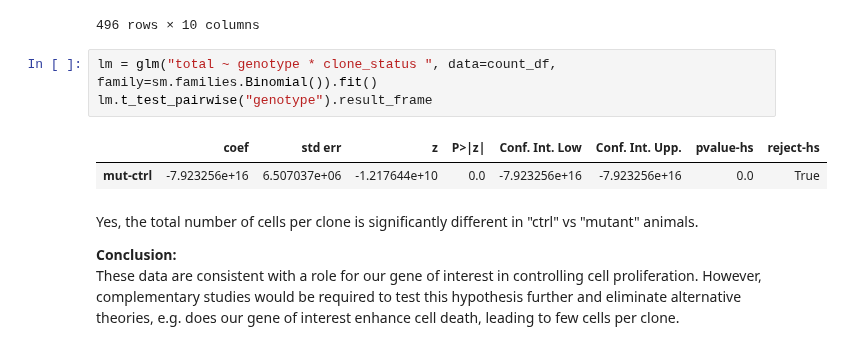
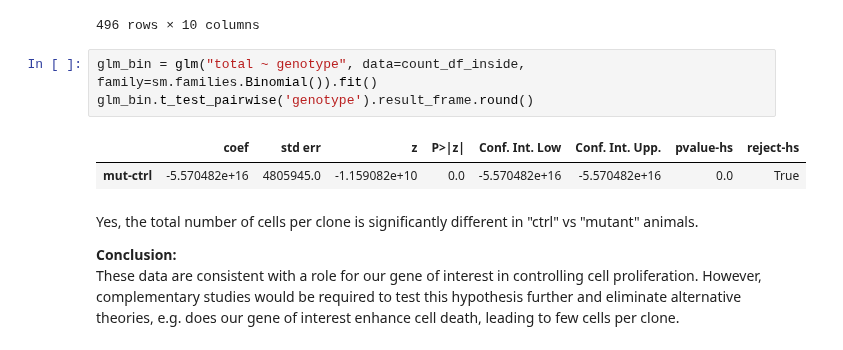
Before and after one commit to morriso1/clonedetective, a Jupyter notebook: 04_Tutorial_Downstream_Analysis_Python.ipynb, the cells around one changed output. Cells and saved outputs as stored; diff of their text form.

```diff
--- a/04_Tutorial_Downstream_Analysis_Python.ipynb
+++ b/04_Tutorial_Downstream_Analysis_Python.ipynb
@@ -162,11 +159,11 @@ count_df
 | 495 | a2g13p3 | 7 | IC | mut | 1 | 0 | 0 | 0 | 0 | 1 |
 496 rows × 10 columns
 # %%
-lm = glm("total ~ genotype * clone_status ", data=count_df, family=sm.families.Binomial()).fit()
-lm.t_test_pairwise("genotype").result_frame
+glm_bin = glm("total ~ genotype", data=count_df_inside, family=sm.families.Binomial()).fit()
+glm_bin.t_test_pairwise('genotype').result_frame.round()
 # %% [output]
 |  | coef | std err | z | P>|z| | Conf. Int. Low | Conf. Int. Upp. | pvalue-hs | reject-hs |
-| mut-ctrl | -7.923256e+16 | 6.507037e+06 | -1.217644e+10 | 0.0 | -7.923256e+16 | -7.923256e+16 | 0.0 | True |
+| mut-ctrl | -5.570482e+16 | 4805945.0 | -1.159082e+10 | 0.0 | -5.570482e+16 | -5.570482e+16 | 0.0 | True |
 # %% [markdown]
 Yes, the total number of cells per clone is significantly different in "ctrl" vs "mutant" animals.
 
```
Also changed, not shown: parts of 4 cells of this notebook, 1 other file.
